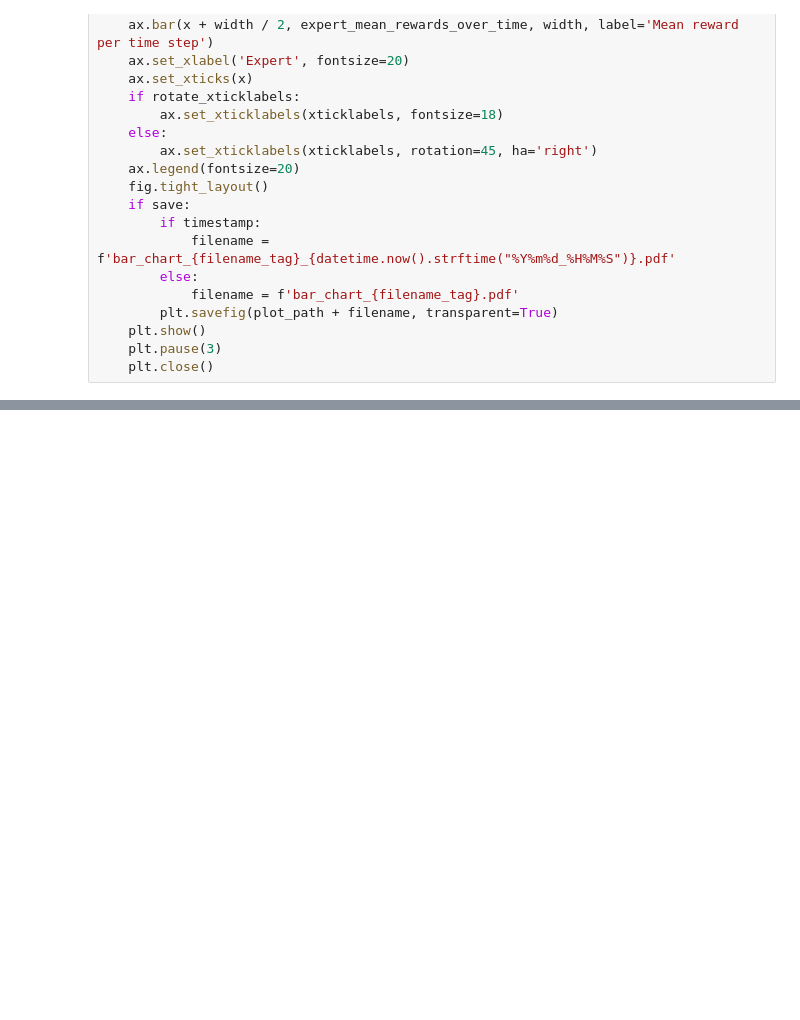
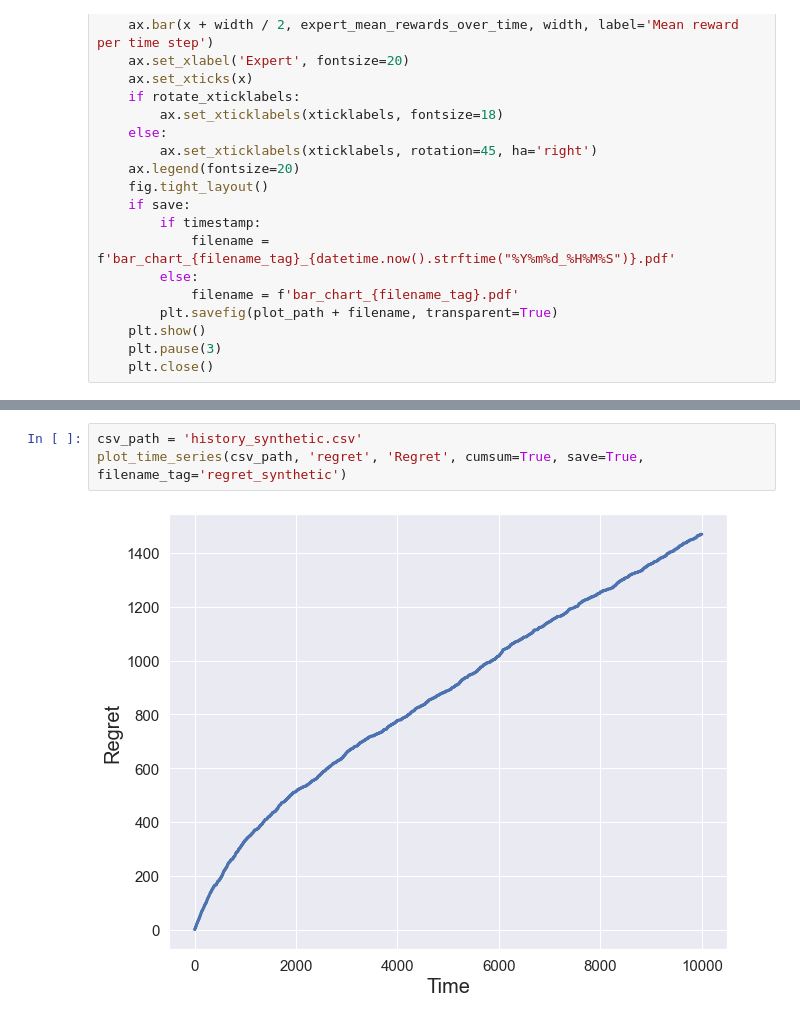
Before and after one commit to xflorameng/wofost-bandits, a Jupyter notebook: simulation/wofost_bandits.ipynb, the cells around one changed output, grey strips where cells are left out. Saved outputs shown, nothing was run; the diff lists cells and outputs as text; blank space fills up the shorter version.

```diff
--- a/simulation/wofost_bandits.ipynb
+++ b/simulation/wofost_bandits.ipynb
@@ -728,0 +867,5 @@ plot_bar_chart(csv_path, xticklabels=xticklabels, save=True)
+# %%
+csv_path = 'history_synthetic.csv'
+plot_time_series(csv_path, 'regret', 'Regret', cumsum=True, save=True, filename_tag='regret_synthetic')
+# %% [output]
+[figure, added]
```
Also changed, not shown: parts of 40 cells of this notebook.
